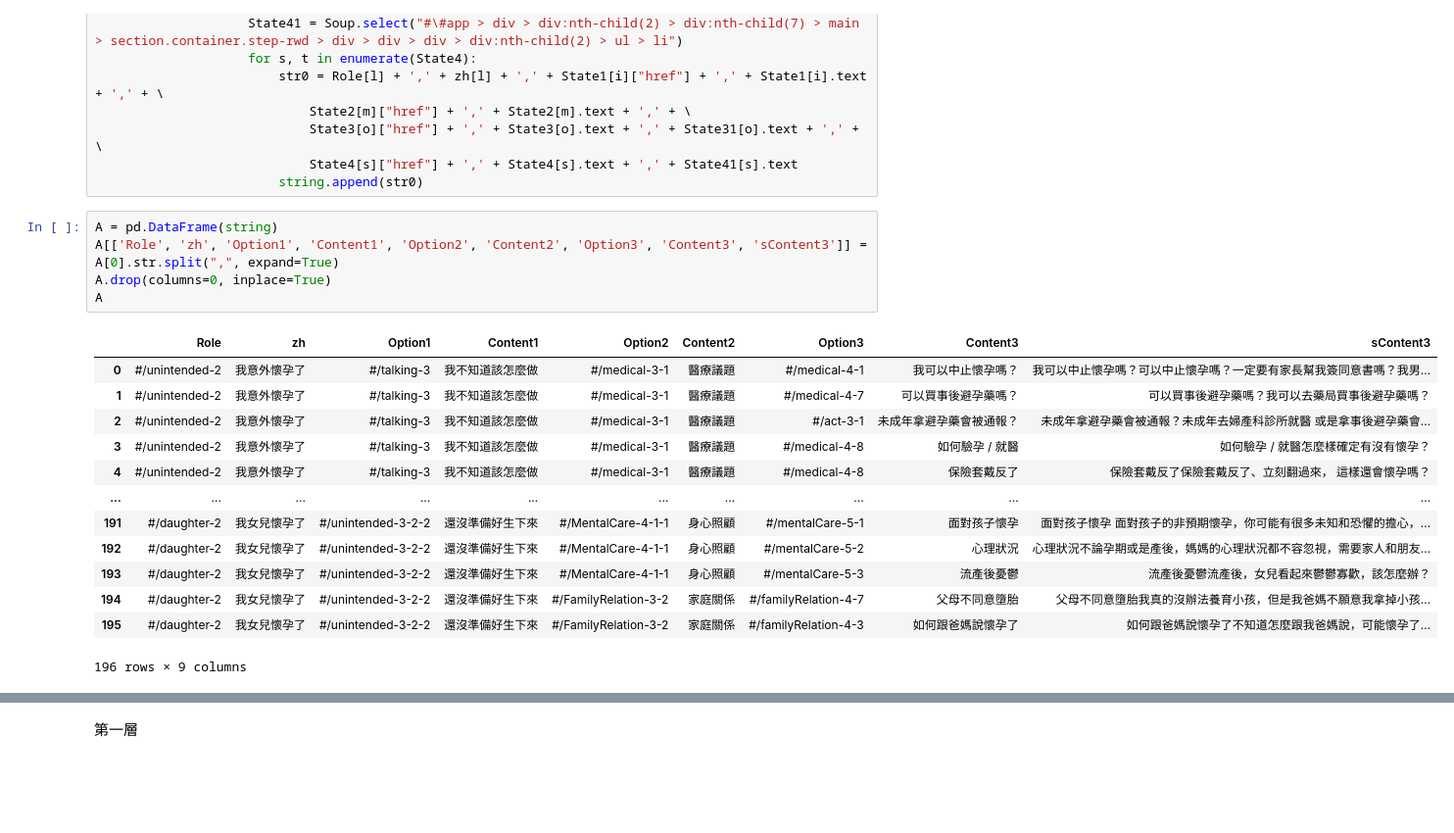
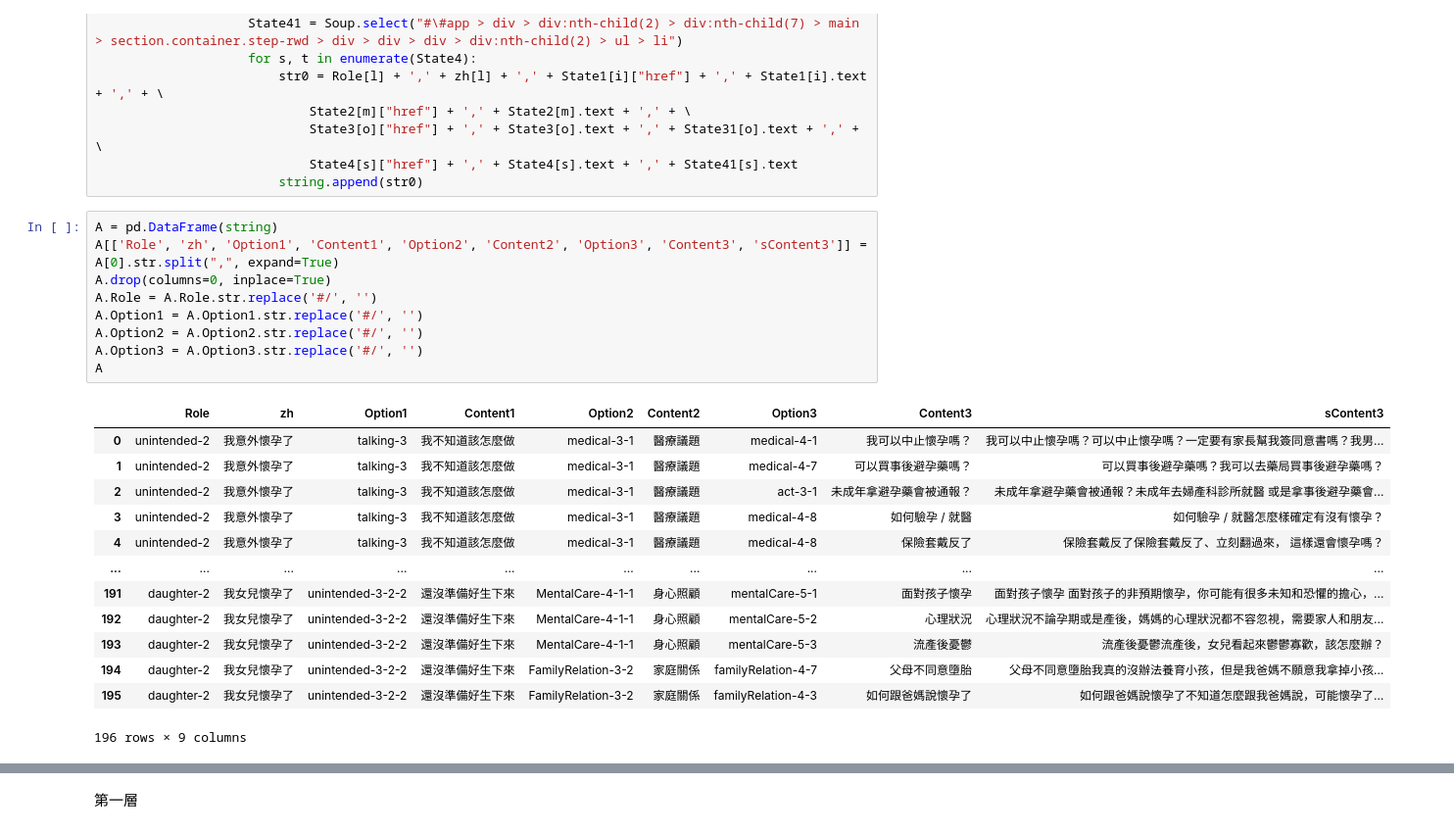
Before and after one commit to TzuChingg/Aragaki-Yui2, a Jupyter notebook: 小蝴蝶.ipynb, the cells around one changed output, grey strips where cells are left out. Shown: that part at 98% size. Cells and saved outputs as stored; diff of their text form; blank space fills up the shorter version.

```diff
--- a/小蝴蝶.ipynb
+++ b/小蝴蝶.ipynb
@@ -574,21 +574,25 @@ for l, k in enumerate(Role) :
 # %%
 A = pd.DataFrame(string)
 A[['Role', 'zh', 'Option1', 'Content1', 'Option2', 'Content2', 'Option3', 'Content3', 'sContent3']] = A[0].str.split(",", expand=True)
 A.drop(columns=0, inplace=True)
+A.Role = A.Role.str.replace('#/', '')
+A.Option1 = A.Option1.str.replace('#/', '')
+A.Option2 = A.Option2.str.replace('#/', '')
+A.Option3 = A.Option3.str.replace('#/', '')
 A
 # %% [output]
 |  | Role | zh | Option1 | Content1 | Option2 | Content2 | Option3 | Content3 | sContent3 |
-| 0 | #/unintended-2 | 我意外懷孕了 | #/talking-3 | 我不知道該怎麼做 | #/medical-3-1 | 醫療議題 | #/medical-4-1 | 我可以中止懷孕嗎？ | 我可以中止懷孕嗎？可以中止懷孕嗎？一定要有家長幫我簽同意書嗎？我男... |
-| 1 | #/unintended-2 | 我意外懷孕了 | #/talking-3 | 我不知道該怎麼做 | #/medical-3-1 | 醫療議題 | #/medical-4-7 | 可以買事後避孕藥嗎？ | 可以買事後避孕藥嗎？我可以去藥局買事後避孕藥嗎？ |
-| 2 | #/unintended-2 | 我意外懷孕了 | #/talking-3 | 我不知道該怎麼做 | #/medical-3-1 | 醫療議題 | #/act-3-1 | 未成年拿避孕藥會被通報？ | 未成年拿避孕藥會被通報？未成年去婦產科診所就醫 或是拿事後避孕藥會... |
-| 3 | #/unintended-2 | 我意外懷孕了 | #/talking-3 | 我不知道該怎麼做 | #/medical-3-1 | 醫療議題 | #/medical-4-8 | 如何驗孕 / 就醫 | 如何驗孕 / 就醫怎麼樣確定有沒有懷孕？ |
-| 4 | #/unintended-2 | 我意外懷孕了 | #/talking-3 | 我不知道該怎麼做 | #/medical-3-1 | 醫療議題 | #/medical-4-8 | 保險套戴反了 | 保險套戴反了保險套戴反了、立刻翻過來， 這樣還會懷孕嗎？ |
+| 0 | unintended-2 | 我意外懷孕了 | talking-3 | 我不知道該怎麼做 | medical-3-1 | 醫療議題 | medical-4-1 | 我可以中止懷孕嗎？ | 我可以中止懷孕嗎？可以中止懷孕嗎？一定要有家長幫我簽同意書嗎？我男... |
+| 1 | unintended-2 | 我意外懷孕了 | talking-3 | 我不知道該怎麼做 | medical-3-1 | 醫療議題 | medical-4-7 | 可以買事後避孕藥嗎？ | 可以買事後避孕藥嗎？我可以去藥局買事後避孕藥嗎？ |
+| 2 | unintended-2 | 我意外懷孕了 | talking-3 | 我不知道該怎麼做 | medical-3-1 | 醫療議題 | act-3-1 | 未成年拿避孕藥會被通報？ | 未成年拿避孕藥會被通報？未成年去婦產科診所就醫 或是拿事後避孕藥會... |
+| 3 | unintended-2 | 我意外懷孕了 | talking-3 | 我不知道該怎麼做 | medical-3-1 | 醫療議題 | medical-4-8 | 如何驗孕 / 就醫 | 如何驗孕 / 就醫怎麼樣確定有沒有懷孕？ |
+| 4 | unintended-2 | 我意外懷孕了 | talking-3 | 我不知道該怎麼做 | medical-3-1 | 醫療議題 | medical-4-8 | 保險套戴反了 | 保險套戴反了保險套戴反了、立刻翻過來， 這樣還會懷孕嗎？ |
 | ... | ... | ... | ... | ... | ... | ... | ... | ... | ... |
-| 191 | #/daughter-2 | 我女兒懷孕了 | #/unintended-3-2-2 | 還沒準備好生下來 | #/MentalCare-4-1-1 | 身心照顧 | #/mentalCare-5-1 | 面對孩子懷孕 | 面對孩子懷孕 面對孩子的非預期懷孕，你可能有很多未知和恐懼的擔心，... |
-| 192 | #/daughter-2 | 我女兒懷孕了 | #/unintended-3-2-2 | 還沒準備好生下來 | #/MentalCare-4-1-1 | 身心照顧 | #/mentalCare-5-2 | 心理狀況 | 心理狀況不論孕期或是產後，媽媽的心理狀況都不容忽視，需要家人和朋友... |
-| 193 | #/daughter-2 | 我女兒懷孕了 | #/unintended-3-2-2 | 還沒準備好生下來 | #/MentalCare-4-1-1 | 身心照顧 | #/mentalCare-5-3 | 流產後憂鬱 | 流產後憂鬱流產後，女兒看起來鬱鬱寡歡，該怎麼辦？ |
-| 194 | #/daughter-2 | 我女兒懷孕了 | #/unintended-3-2-2 | 還沒準備好生下來 | #/FamilyRelation-3-2 | 家庭關係 | #/familyRelation-4-7 | 父母不同意墮胎 | 父母不同意墮胎我真的沒辦法養育小孩，但是我爸媽不願意我拿掉小孩… |
-| 195 | #/daughter-2 | 我女兒懷孕了 | #/unintended-3-2-2 | 還沒準備好生下來 | #/FamilyRelation-3-2 | 家庭關係 | #/familyRelation-4-3 | 如何跟爸媽說懷孕了 | 如何跟爸媽說懷孕了不知道怎麼跟我爸媽說，可能懷孕了… |
+| 191 | daughter-2 | 我女兒懷孕了 | unintended-3-2-2 | 還沒準備好生下來 | MentalCare-4-1-1 | 身心照顧 | mentalCare-5-1 | 面對孩子懷孕 | 面對孩子懷孕 面對孩子的非預期懷孕，你可能有很多未知和恐懼的擔心，... |
+| 192 | daughter-2 | 我女兒懷孕了 | unintended-3-2-2 | 還沒準備好生下來 | MentalCare-4-1-1 | 身心照顧 | mentalCare-5-2 | 心理狀況 | 心理狀況不論孕期或是產後，媽媽的心理狀況都不容忽視，需要家人和朋友... |
+| 193 | daughter-2 | 我女兒懷孕了 | unintended-3-2-2 | 還沒準備好生下來 | MentalCare-4-1-1 | 身心照顧 | mentalCare-5-3 | 流產後憂鬱 | 流產後憂鬱流產後，女兒看起來鬱鬱寡歡，該怎麼辦？ |
+| 194 | daughter-2 | 我女兒懷孕了 | unintended-3-2-2 | 還沒準備好生下來 | FamilyRelation-3-2 | 家庭關係 | familyRelation-4-7 | 父母不同意墮胎 | 父母不同意墮胎我真的沒辦法養育小孩，但是我爸媽不願意我拿掉小孩… |
+| 195 | daughter-2 | 我女兒懷孕了 | unintended-3-2-2 | 還沒準備好生下來 | FamilyRelation-3-2 | 家庭關係 | familyRelation-4-3 | 如何跟爸媽說懷孕了 | 如何跟爸媽說懷孕了不知道怎麼跟我爸媽說，可能懷孕了… |
 196 rows × 9 columns
 # %%
 ID_Table = pd.DataFrame()
```
Also changed, not shown: parts of 25 cells of this notebook.
